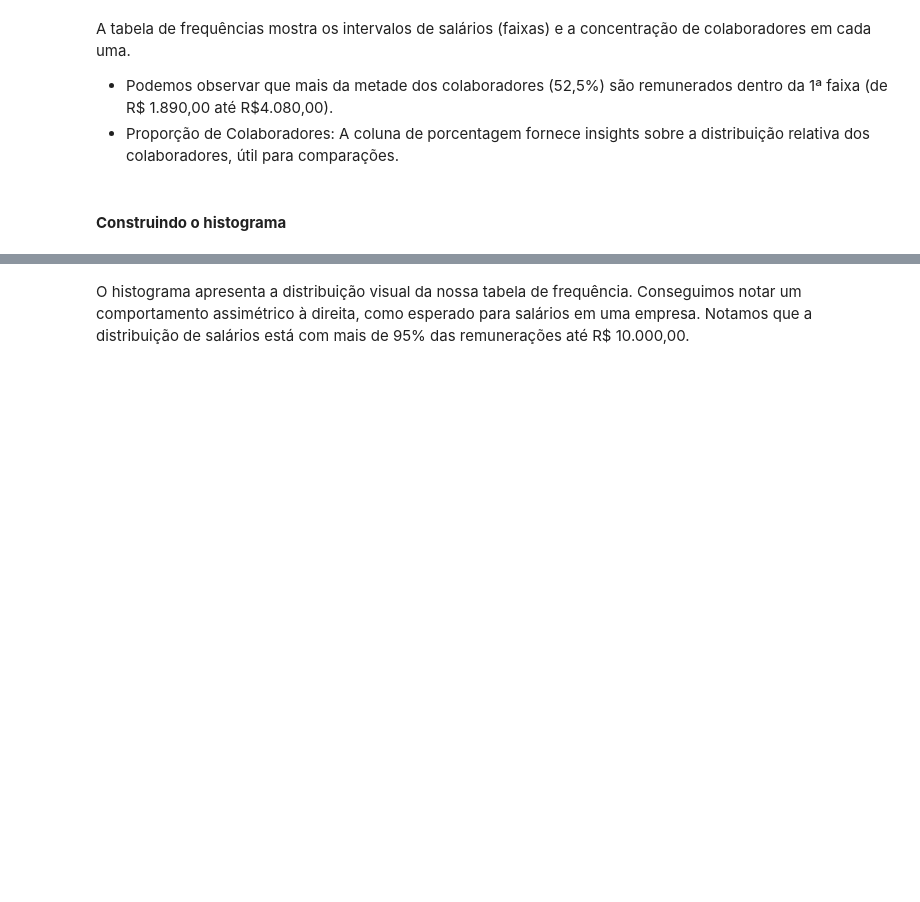
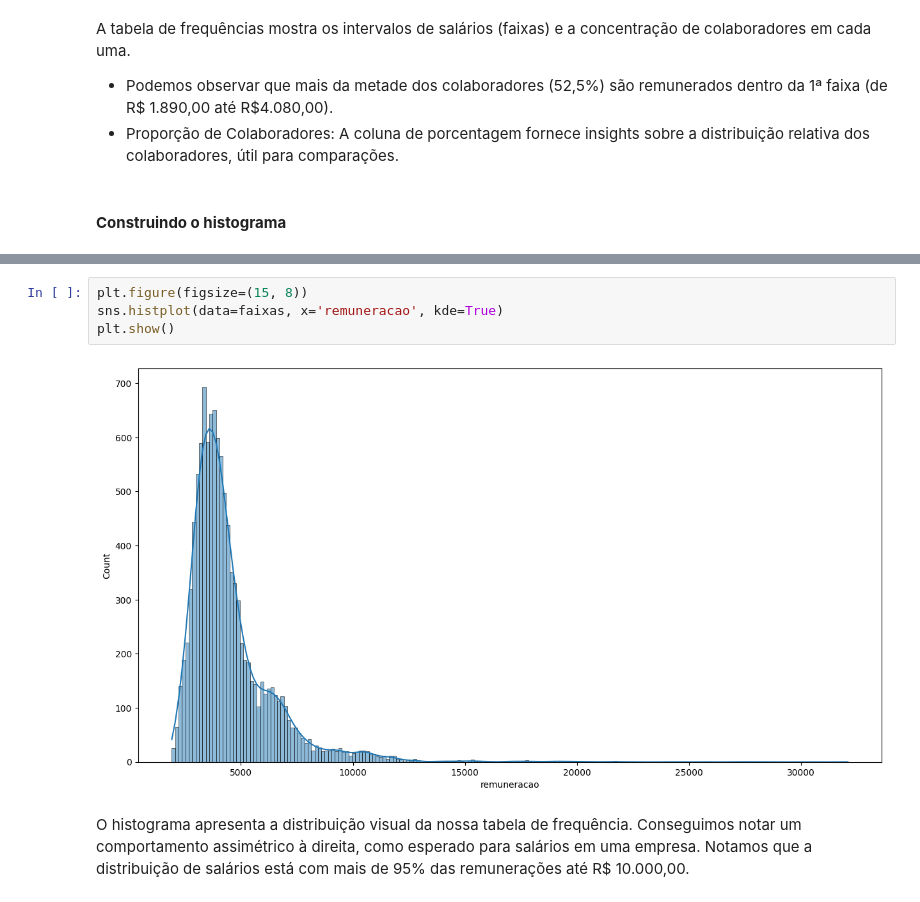
Before and after one commit to junior-vs/studio-ai-python, a Jupyter notebook: course/JupyterProject/estatistica/curso01/estatistica_Python_frequencias_e_medidas.ipynb, the cells around one changed output, grey strips where cells are left out. Saved outputs shown, nothing was run; the diff lists cells and outputs as text; blank space fills up the shorter version.

```diff
--- a/course/JupyterProject/estatistica/curso01/estatistica_Python_frequencias_e_medidas.ipynb
+++ b/course/JupyterProject/estatistica/curso01/estatistica_Python_frequencias_e_medidas.ipynb
@@ -1136,3 +1191,9 @@ A tabela de frequências mostra os intervalos de salários (faixas) e a concentr
+# %%
+plt.figure(figsize=(15, 8))
+sns.histplot(data=faixas, x='remuneracao', kde=True)
+plt.show()
+# %% [output]
+[figure, added]
 # %% [markdown]
 O histograma apresenta a distribuição visual da nossa tabela de frequência. Conseguimos notar um comportamento assimétrico à direita, como esperado para salários em uma empresa.
 Notamos que a distribuição de salários está com mais de 95% das remunerações até R\$ 10.000,00.
```
Also changed, not shown: parts of 13 cells of this notebook, 2 other files.
